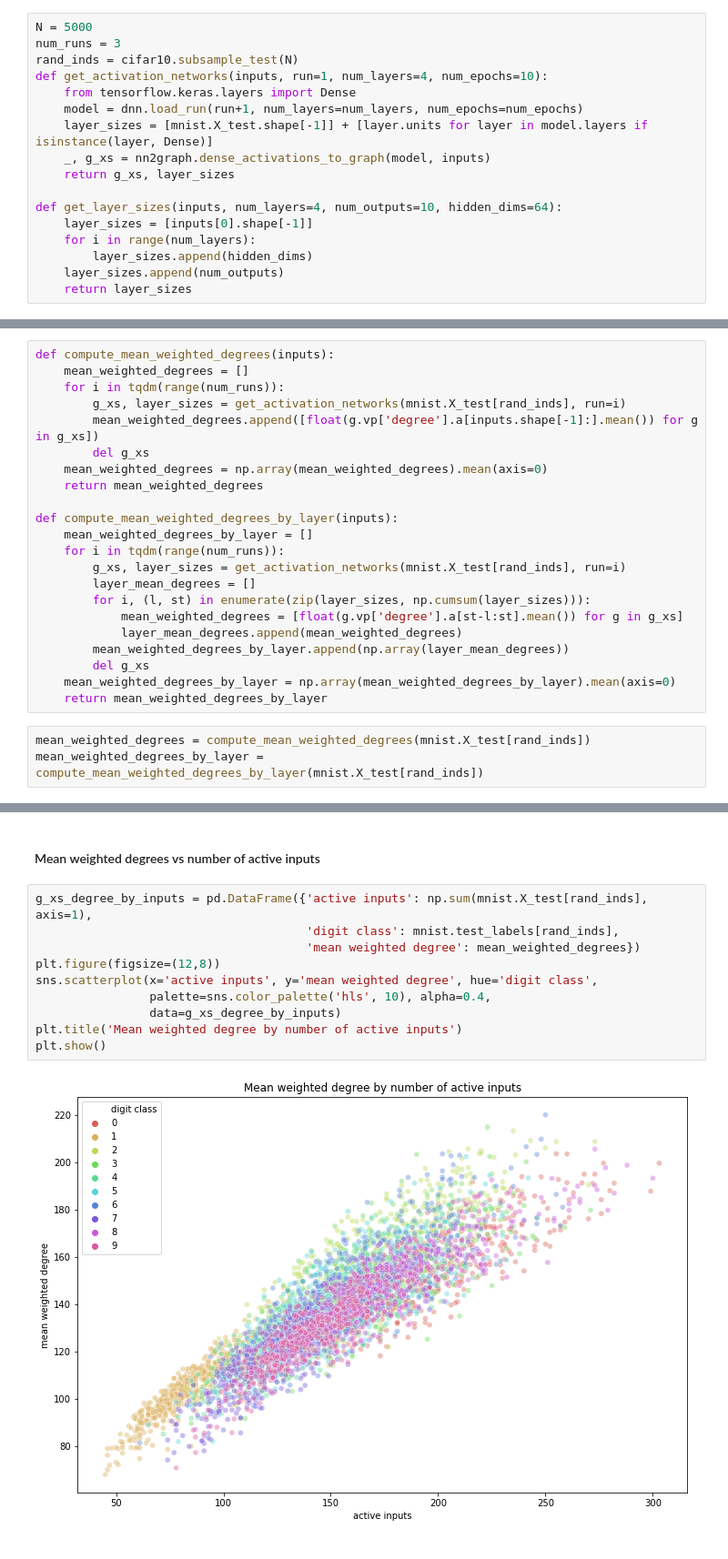
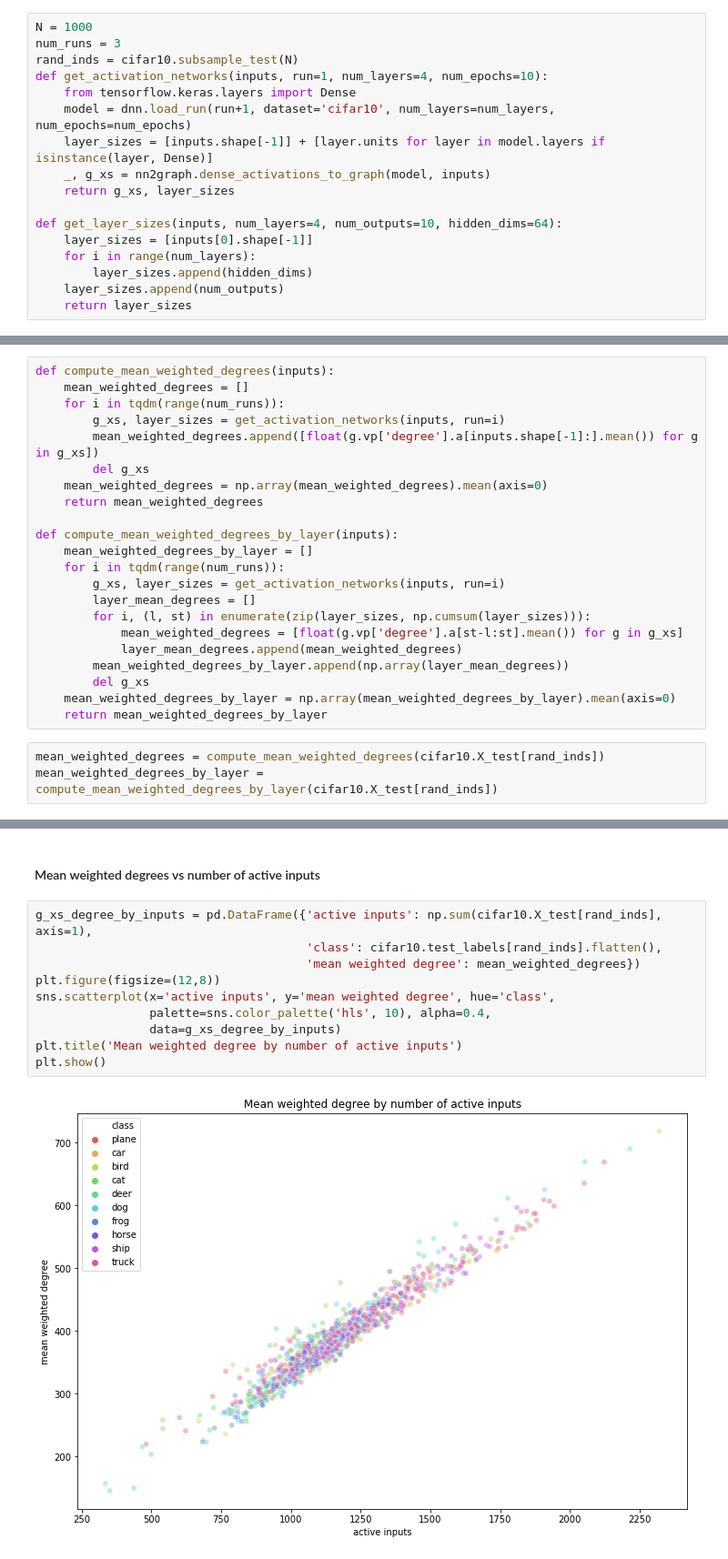
Before and after one commit to bgroenks96/dnn-community-detection, a Jupyter notebook: dnn-graph-analysis-cifar10.ipynb, the cells around one changed output, grey strips where cells are left out. Shown at 91% size. Drawn from its saved outputs; the diff is of its cells as text.

```diff
--- a/dnn-graph-analysis-cifar10.ipynb
+++ b/dnn-graph-analysis-cifar10.ipynb
@@ -16,13 +16,13 @@ import seaborn as sns
 # %% [markdown]
 #### Convert neural network to graph
 # %%
-N = 5000
+N = 1000
 num_runs = 3
 rand_inds = cifar10.subsample_test(N)
 def get_activation_networks(inputs, run=1, num_layers=4, num_epochs=10):
     from tensorflow.keras.layers import Dense
-    model = dnn.load_run(run+1, num_layers=num_layers, num_epochs=num_epochs)
-    layer_sizes = [mnist.X_test.shape[-1]] + [layer.units for layer in model.layers if isinstance(layer, Dense)]
+    model = dnn.load_run(run+1, dataset='cifar10', num_layers=num_layers, num_epochs=num_epochs)
+    layer_sizes = [inputs.shape[-1]] + [layer.units for layer in model.layers if isinstance(layer, Dense)]
     _, g_xs = nn2graph.dense_activations_to_graph(model, inputs)
     return g_xs, layer_sizes
 
@@ -38,7 +38,7 @@ def get_layer_sizes(inputs, num_layers=4, num_outputs=10, hidden_dims=64):
 def compute_mean_weighted_degrees(inputs):
     mean_weighted_degrees = []
     for i in tqdm(range(num_runs)):
-        g_xs, layer_sizes = get_activation_networks(mnist.X_test[rand_inds], run=i)
+        g_xs, layer_sizes = get_activation_networks(inputs, run=i)
         mean_weighted_degrees.append([float(g.vp['degree'].a[inputs.shape[-1]:].mean()) for g in g_xs])
         del g_xs
     mean_weighted_degrees = np.array(mean_weighted_degrees).mean(axis=0)
@@ -47,7 +47,7 @@ def compute_mean_weighted_degrees(inputs):
 def compute_mean_weighted_degrees_by_layer(inputs):
     mean_weighted_degrees_by_layer = []
     for i in tqdm(range(num_runs)):
-        g_xs, layer_sizes = get_activation_networks(mnist.X_test[rand_inds], run=i)
+        g_xs, layer_sizes = get_activation_networks(inputs, run=i)
         layer_mean_degrees = []
         for i, (l, st) in enumerate(zip(layer_sizes, np.cumsum(layer_sizes))):
             mean_weighted_degrees = [float(g.vp['degree'].a[st-l:st].mean()) for g in g_xs]
@@ -57,8 +57,8 @@ def compute_mean_weighted_degrees_by_layer(inputs):
     mean_weighted_degrees_by_layer = np.array(mean_weighted_degrees_by_layer).mean(axis=0)
     return mean_weighted_degrees_by_layer
 # %%
-mean_weighted_degrees = compute_mean_weighted_degrees(mnist.X_test[rand_inds])
-mean_weighted_degrees_by_layer = compute_mean_weighted_degrees_by_layer(mnist.X_test[rand_inds])
+mean_weighted_degrees = compute_mean_weighted_degrees(cifar10.X_test[rand_inds])
+mean_weighted_degrees_by_layer = compute_mean_weighted_degrees_by_layer(cifar10.X_test[rand_inds])
 # %% [output]
 [interactive output not drawn]
 [interactive output not drawn]
@@ -131,15 +131,15 @@ plt.show()
 # %% [markdown]
 #### Mean weighted degrees vs number of active inputs
 # %%
-g_xs_degree_by_inputs = pd.DataFrame({'active inputs': np.sum(mnist.X_test[rand_inds], axis=1),
-                                      'digit class': mnist.test_labels[rand_inds],
+g_xs_degree_by_inputs = pd.DataFrame({'active inputs': np.sum(cifar10.X_test[rand_inds], axis=1),
+                                      'class': cifar10.test_labels[rand_inds].flatten(),
                                       'mean weighted degree': mean_weighted_degrees})
 plt.figure(figsize=(12,8))
-sns.scatterplot(x='active inputs', y='mean weighted degree', hue='digit class',
+sns.scatterplot(x='active inputs', y='mean weighted degree', hue='class',
                 palette=sns.color_palette('hls', 10), alpha=0.4,
                 data=g_xs_degree_by_inputs)
 plt.title('Mean weighted degree by number of active inputs')
 plt.show()
 # %% [output]
-[figure, old version]
+[figure, new version]
 # %%
```
Also changed, not shown: parts of 8 cells of this notebook, 3 other files.
